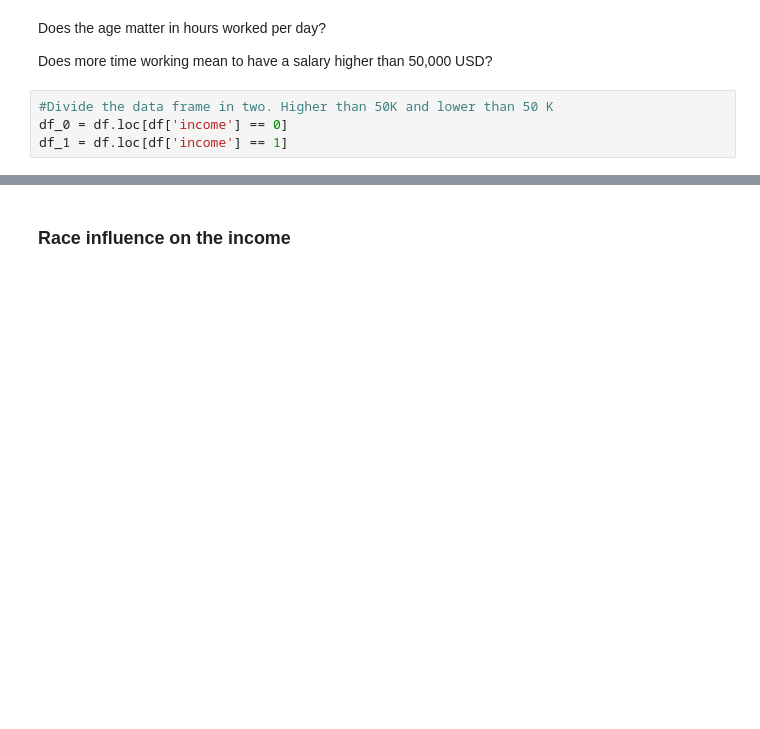
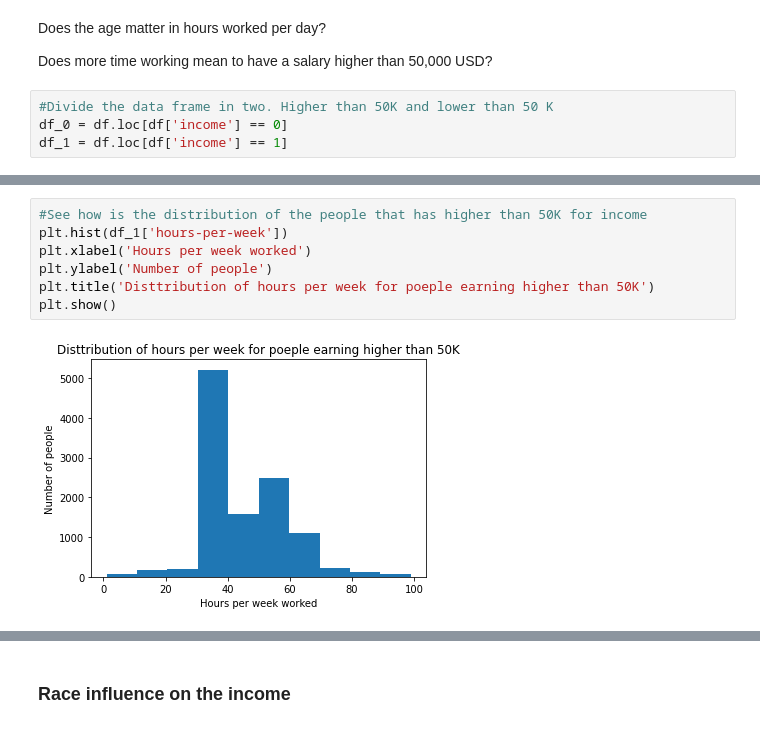
Before and after one commit to arnaldo9408/SpringBoard, a Jupyter notebook: Unit 20/Craft a Story from a Dataset.ipynb, the cells around one changed output, grey strips where cells are left out. Cells and saved outputs as stored; diff of their text form; blank space fills up the shorter version.

```diff
--- a/Unit 20/Craft a Story from a Dataset.ipynb
+++ b/Unit 20/Craft a Story from a Dataset.ipynb
@@ -159,0 +176,9 @@ plt.show()
+# %%
+#See how is the distribution of the people that has higher than 50K for income
+plt.hist(df_1['hours-per-week'])
+plt.xlabel('Hours per week worked')
+plt.ylabel('Number of people')
+plt.title('Disttribution of hours per week for poeple earning higher than 50K')
+plt.show()
+# %% [output]
+[figure, added]
```
Also changed, not shown: parts of 18 cells of this notebook.
